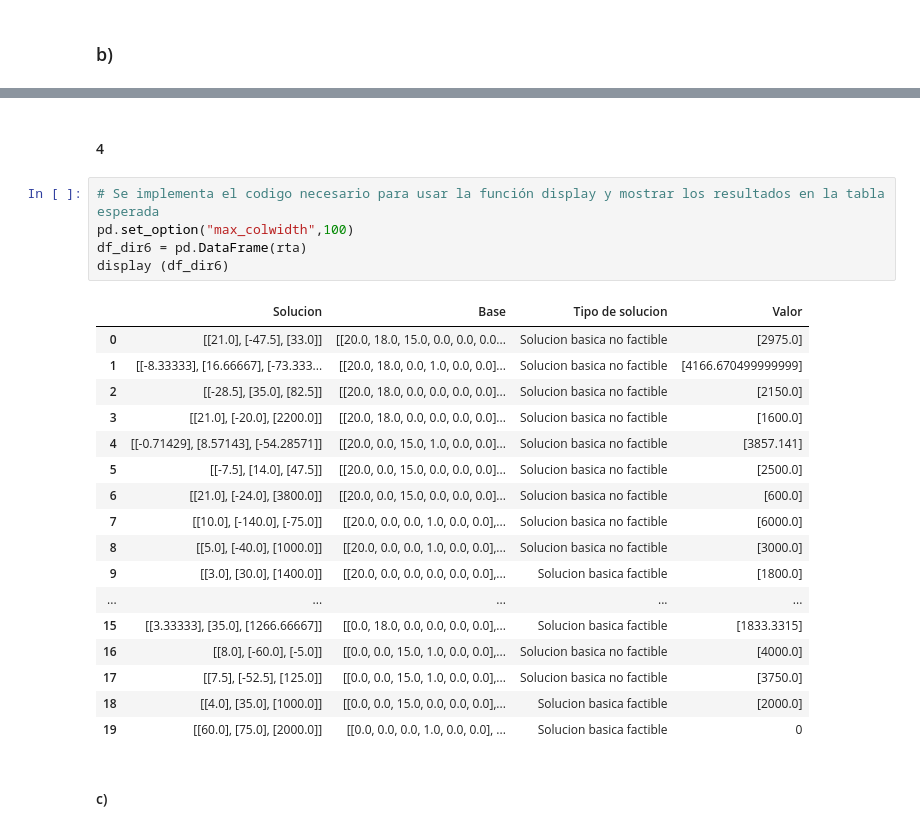
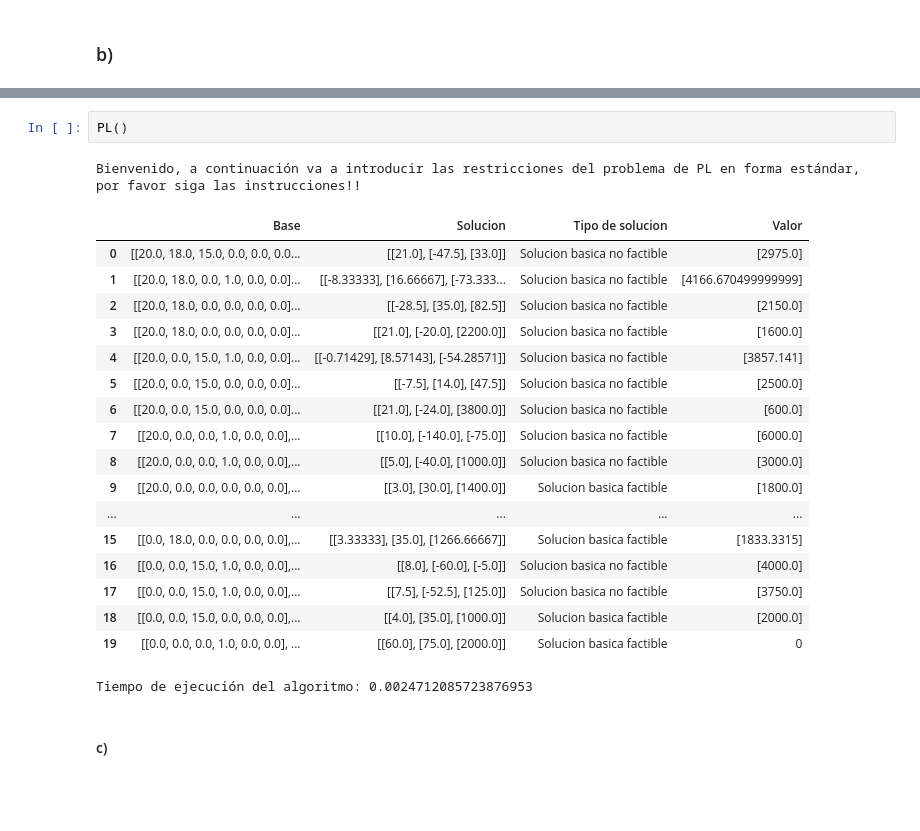
Before and after one commit to lab-optimizacion-202220/Lab_5, a Jupyter notebook: Lab_4_cordero_guayacan.ipynb, the cells around one changed output, grey strips where cells are left out. Cells and saved outputs as stored; diff of their text form; blank space fills up the shorter version.

```diff
--- a/Lab_4_cordero_guayacan.ipynb
+++ b/Lab_4_cordero_guayacan.ipynb
@@ -258,28 +268,25 @@ for i in dir4["Base"]:
-# %% [markdown]
-#### 4
-# %%
-# Se implementa el codigo necesario para usar la función display y mostrar los resultados en la tabla esperada
-pd.set_option("max_colwidth",100)
-df_dir6 = pd.DataFrame(rta)
-display (df_dir6)
-# %% [output]
-|  | Solucion | Base | Tipo de solucion | Valor |
-| 0 | [[21.0], [-47.5], [33.0]] | [[20.0, 18.0, 15.0, 0.0, 0.0, 0.0... | Solucion basica no factible | [2975.0] |
-| 1 | [[-8.33333], [16.66667], [-73.333... | [[20.0, 18.0, 0.0, 1.0, 0.0, 0.0]... | Solucion basica no factible | [4166.670499999999] |
-| 2 | [[-28.5], [35.0], [82.5]] | [[20.0, 18.0, 0.0, 0.0, 0.0, 0.0]... | Solucion basica no factible | [2150.0] |
-| 3 | [[21.0], [-20.0], [2200.0]] | [[20.0, 18.0, 0.0, 0.0, 0.0, 0.0]... | Solucion basica no factible | [1600.0] |
-| 4 | [[-0.71429], [8.57143], [-54.28571]] | [[20.0, 0.0, 15.0, 1.0, 0.0, 0.0]... | Solucion basica no factible | [3857.141] |
-| 5 | [[-7.5], [14.0], [47.5]] | [[20.0, 0.0, 15.0, 0.0, 0.0, 0.0]... | Solucion basica no factible | [2500.0] |
-| 6 | [[21.0], [-24.0], [3800.0]] | [[20.0, 0.0, 15.0, 0.0, 0.0, 0.0]... | Solucion basica no factible | [600.0] |
-| 7 | [[10.0], [-140.0], [-75.0]] | [[20.0, 0.0, 0.0, 1.0, 0.0, 0.0],... | Solucion basica no factible | [6000.0] |
-| 8 | [[5.0], [-40.0], [1000.0]] | [[20.0, 0.0, 0.0, 1.0, 0.0, 0.0],... | Solucion basica no factible | [3000.0] |
-| 9 | [[3.0], [30.0], [1400.0]] | [[20.0, 0.0, 0.0, 0.0, 0.0, 0.0],... | Solucion basica factible | [1800.0] |
-| ... | ... | ... | ... | ... |
-| 15 | [[3.33333], [35.0], [1266.66667]] | [[0.0, 18.0, 0.0, 0.0, 0.0, 0.0],... | Solucion basica factible | [1833.3315] |
-| 16 | [[8.0], [-60.0], [-5.0]] | [[0.0, 0.0, 15.0, 1.0, 0.0, 0.0],... | Solucion basica no factible | [4000.0] |
-| 17 | [[7.5], [-52.5], [125.0]] | [[0.0, 0.0, 15.0, 1.0, 0.0, 0.0],... | Solucion basica no factible | [3750.0] |
-| 18 | [[4.0], [35.0], [1000.0]] | [[0.0, 0.0, 15.0, 0.0, 0.0, 0.0],... | Solucion basica factible | [2000.0] |
-| 19 | [[60.0], [75.0], [2000.0]] | [[0.0, 0.0, 0.0, 1.0, 0.0, 0.0], ... | Solucion basica factible | 0 |
+# %%
+PL()
+# %% [output]
+Bienvenido, a continuación va a introducir las restricciones del problema de PL en forma estándar, por favor siga las instrucciones!!
+|  | Base | Solucion | Tipo de solucion | Valor |
+| 0 | [[20.0, 18.0, 15.0, 0.0, 0.0, 0.0... | [[21.0], [-47.5], [33.0]] | Solucion basica no factible | [2975.0] |
+| 1 | [[20.0, 18.0, 0.0, 1.0, 0.0, 0.0]... | [[-8.33333], [16.66667], [-73.333... | Solucion basica no factible | [4166.670499999999] |
+| 2 | [[20.0, 18.0, 0.0, 0.0, 0.0, 0.0]... | [[-28.5], [35.0], [82.5]] | Solucion basica no factible | [2150.0] |
+| 3 | [[20.0, 18.0, 0.0, 0.0, 0.0, 0.0]... | [[21.0], [-20.0], [2200.0]] | Solucion basica no factible | [1600.0] |
+| 4 | [[20.0, 0.0, 15.0, 1.0, 0.0, 0.0]... | [[-0.71429], [8.57143], [-54.28571]] | Solucion basica no factible | [3857.141] |
+| 5 | [[20.0, 0.0, 15.0, 0.0, 0.0, 0.0]... | [[-7.5], [14.0], [47.5]] | Solucion basica no factible | [2500.0] |
+| 6 | [[20.0, 0.0, 15.0, 0.0, 0.0, 0.0]... | [[21.0], [-24.0], [3800.0]] | Solucion basica no factible | [600.0] |
+| 7 | [[20.0, 0.0, 0.0, 1.0, 0.0, 0.0],... | [[10.0], [-140.0], [-75.0]] | Solucion basica no factible | [6000.0] |
+| 8 | [[20.0, 0.0, 0.0, 1.0, 0.0, 0.0],... | [[5.0], [-40.0], [1000.0]] | Solucion basica no factible | [3000.0] |
+| 9 | [[20.0, 0.0, 0.0, 0.0, 0.0, 0.0],... | [[3.0], [30.0], [1400.0]] | Solucion basica factible | [1800.0] |
+| ... | ... | ... | ... | ... |
+| 15 | [[0.0, 18.0, 0.0, 0.0, 0.0, 0.0],... | [[3.33333], [35.0], [1266.66667]] | Solucion basica factible | [1833.3315] |
+| 16 | [[0.0, 0.0, 15.0, 1.0, 0.0, 0.0],... | [[8.0], [-60.0], [-5.0]] | Solucion basica no factible | [4000.0] |
+| 17 | [[0.0, 0.0, 15.0, 1.0, 0.0, 0.0],... | [[7.5], [-52.5], [125.0]] | Solucion basica no factible | [3750.0] |
+| 18 | [[0.0, 0.0, 15.0, 0.0, 0.0, 0.0],... | [[4.0], [35.0], [1000.0]] | Solucion basica factible | [2000.0] |
+| 19 | [[0.0, 0.0, 0.0, 1.0, 0.0, 0.0], ... | [[60.0], [75.0], [2000.0]] | Solucion basica factible | 0 |
+Tiempo de ejecución del algoritmo: 0.0024712085723876953
 # %% [markdown]
 #### c)
 # %%
```
Also changed, not shown: parts of 18 cells of this notebook, 1 other file.
